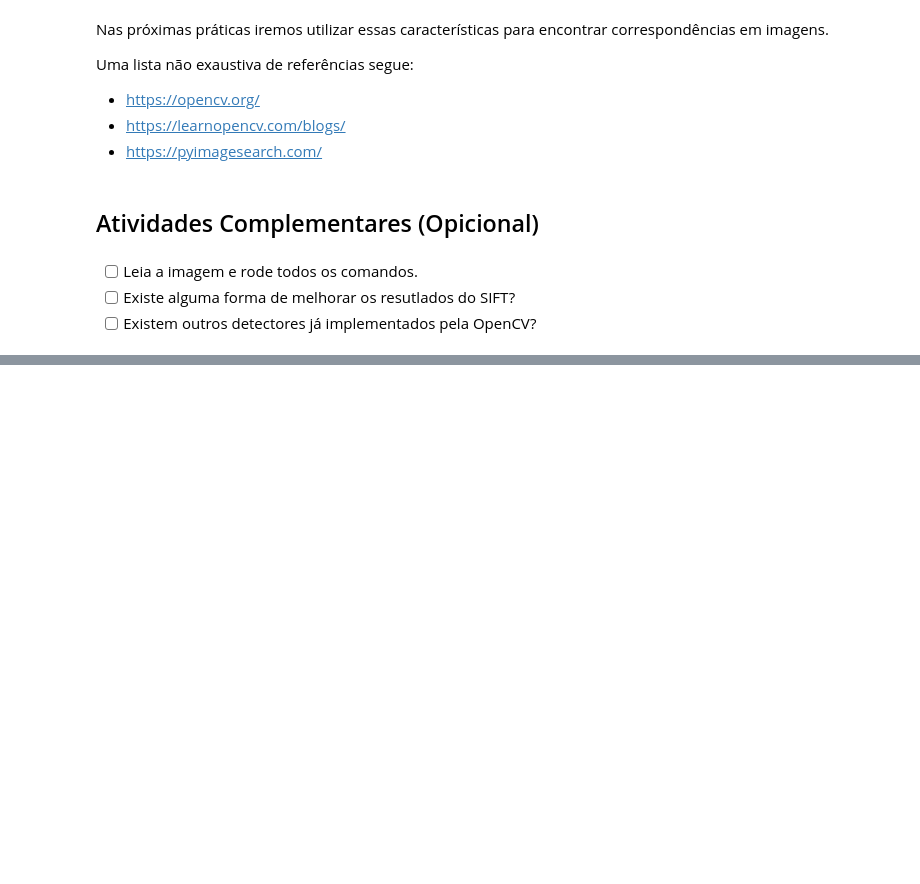
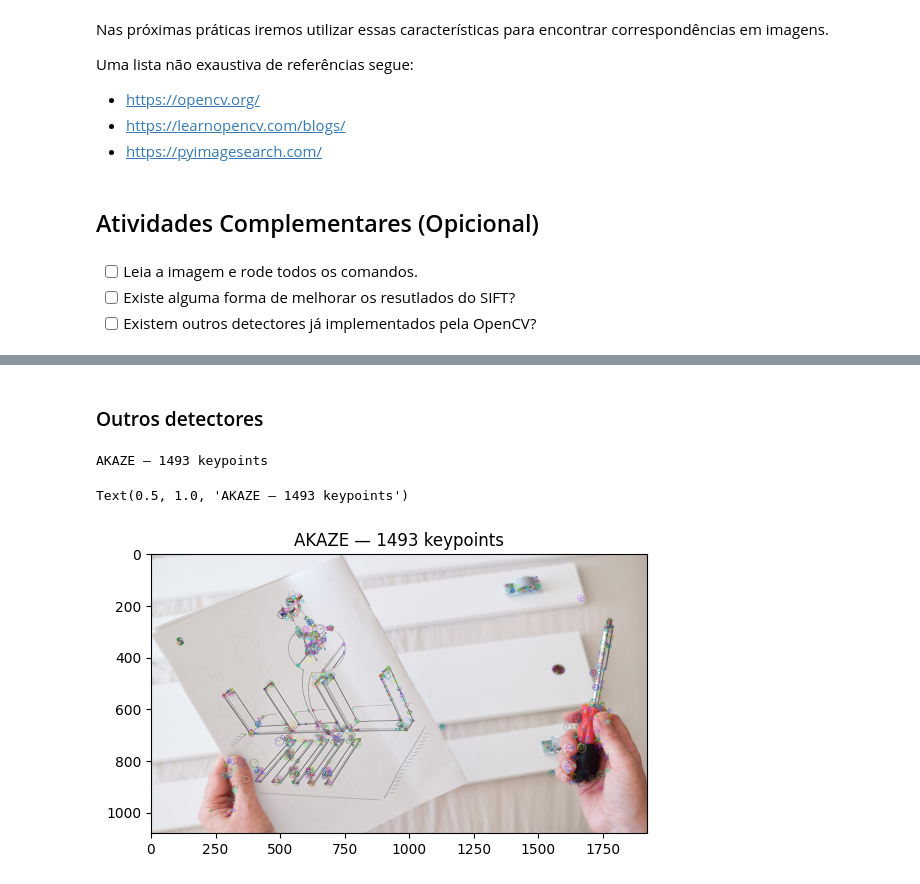
Before and after one commit to joseph-cbp/atividades-visao-computacional, a Jupyter notebook: VC - Mod02/VC_M2A1 - Detecção e Extração de Características/VC_M2A1 - Detecção e Extração de Características.ipynb, the cells around one changed output, grey strips where cells are left out. Drawn from its saved outputs; the diff is of its cells as text; code cells hidden in the pictures; blank space fills up the shorter version.

```diff
--- a/VC - Mod02/VC_M2A1 - Detecção e Extração de Características/VC_M2A1 - Detecção e Extração de Características.ipynb
+++ b/VC - Mod02/VC_M2A1 - Detecção e Extração de Características/VC_M2A1 - Detecção e Extração de Características.ipynb
@@ -86,0 +126,18 @@ Uma lista não exaustiva de referências segue:
+# %% [markdown]
+### Outros detectores
+# %%
+akaze = cv2.AKAZE_create()
+kp_akaze, desc_akaze = akaze.detectAndCompute(image, None)
+
+img_akaze = cv2.drawKeypoints(
+    image, kp_akaze, None,
+    flags=cv2.DRAW_MATCHES_FLAGS_DRAW_RICH_KEYPOINTS
+)
+
+print(f"AKAZE — {len(kp_akaze)} keypoints")
+plt.imshow(cv2.cvtColor(img_akaze, cv2.COLOR_BGR2RGB))
+plt.title(f"AKAZE — {len(kp_akaze)} keypoints")
+# %% [output]
+AKAZE — 1493 keypoints
+Text(0.5, 1.0, 'AKAZE — 1493 keypoints')
+[figure, added]
```
Also changed, not shown: parts of 8 cells of this notebook.
